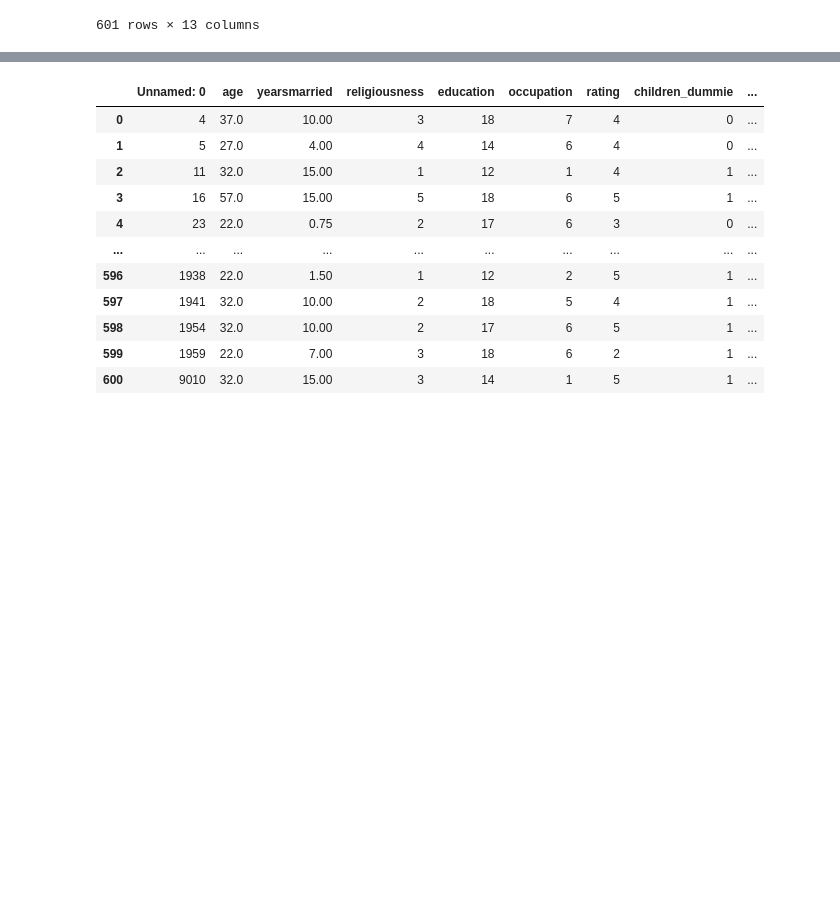
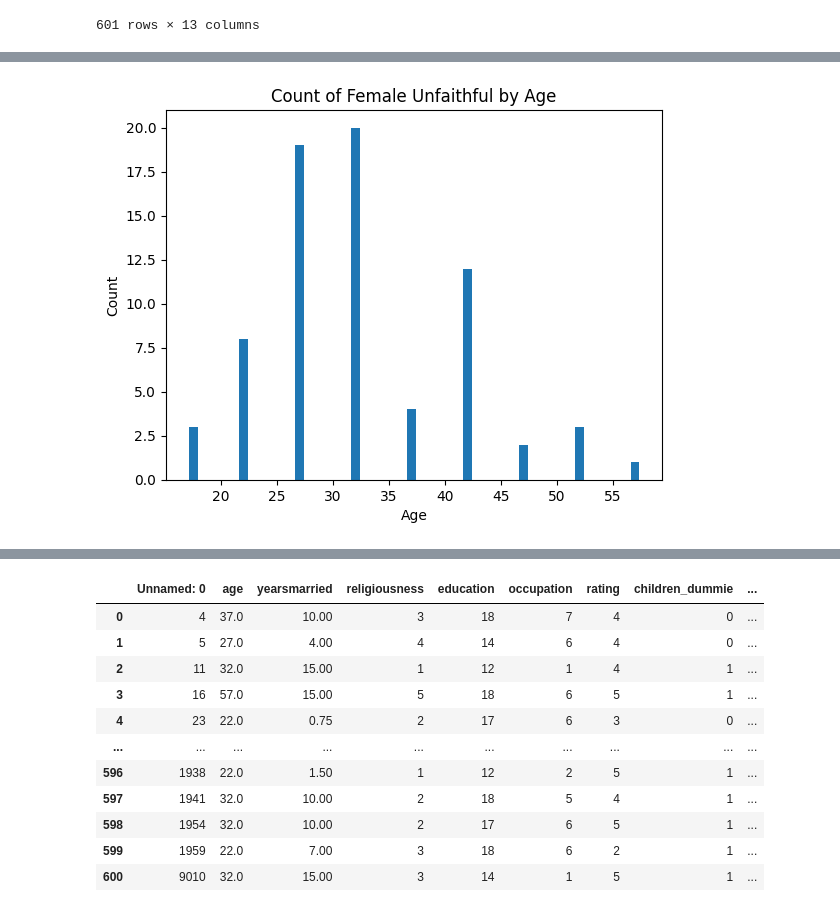
Before and after one commit to kanopf/Infidelity_detection, a Jupyter notebook: infidality_detection.ipynb, the cells around one changed output, grey strips where cells are left out. Drawn from its saved outputs; the diff is of its cells as text; code cells hidden in the pictures; blank space fills up the shorter version.

```diff
--- a/infidality_detection.ipynb
+++ b/infidality_detection.ipynb
@@ -121,0 +201,24 @@ dataset
+# %%
+#here we can see the age distribuition from unfaith female
+
+
+female_unfaith = df_explore.filter((df_explore['gender'] == 'female') & (df_explore['affairs'] > 0)).select('age')
+
+
+count_df = female_unfaith.groupBy('age').count()
+
+
+count_data = count_df.collect()
+
+
+age_values = [row['age'] for row in count_data]
+count_values = [row['count'] for row in count_data]
+
+
+plt.bar(age_values, count_values)
+plt.xlabel('Age')
+plt.ylabel('Count')
+plt.title('Count of Female Unfaithful by Age')
+plt.show()
+# %% [output]
+[figure, added]
```
Also changed, not shown: parts of 6 cells of this notebook.
